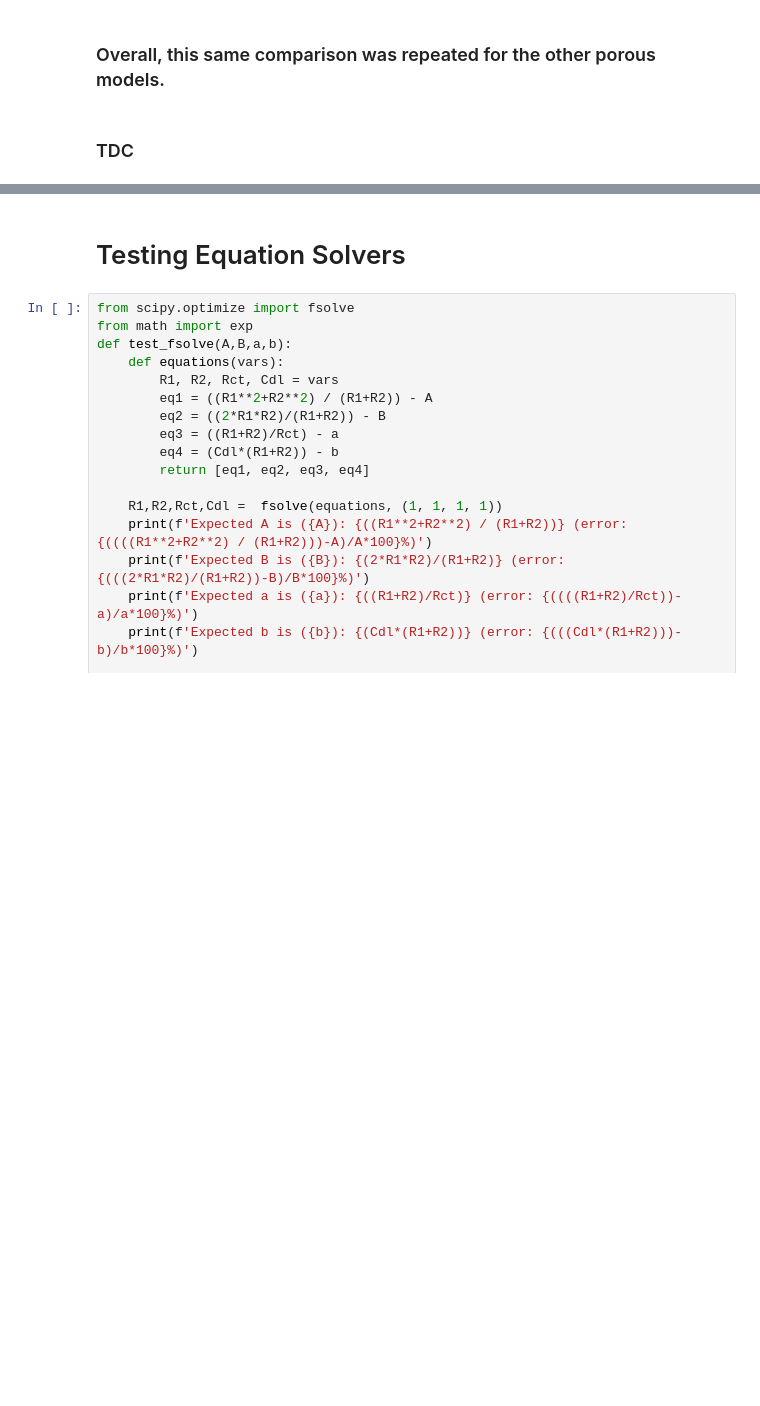
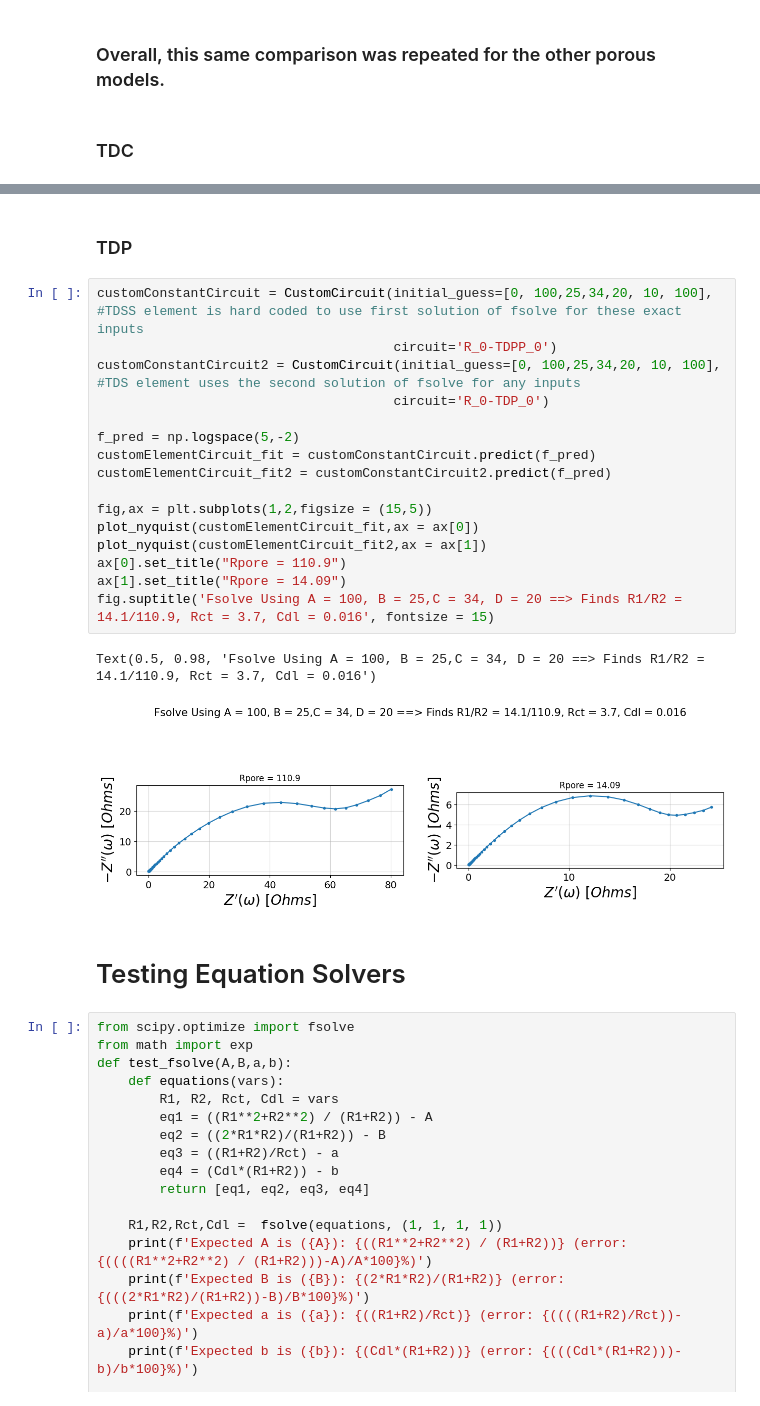
Before and after one commit to lauren8040/impedance.py, a Jupyter notebook: testing_porous_models.ipynb, the cells around one changed output, grey strips where cells are left out. Saved outputs shown, nothing was run; the diff lists cells and outputs as text; blank space fills up the shorter version.

```diff
--- a/testing_porous_models.ipynb
+++ b/testing_porous_models.ipynb
@@ -126,3 +128,24 @@ fig.suptitle('Fsolve Using A = 100, B = 25,C = 34, D = 20 ==> Finds R1/R2 = 14.1
+# %% [markdown]
+### TDP
+# %%
+customConstantCircuit = CustomCircuit(initial_guess=[0, 100,25,34,20, 10, 100], #TDSS element is hard coded to use first solution of fsolve for these exact inputs
+                                      circuit='R_0-TDPP_0')
+customConstantCircuit2 = CustomCircuit(initial_guess=[0, 100,25,34,20, 10, 100], #TDS element uses the second solution of fsolve for any inputs
+                                      circuit='R_0-TDP_0')
+
+f_pred = np.logspace(5,-2)
+customElementCircuit_fit = customConstantCircuit.predict(f_pred)
+customElementCircuit_fit2 = customConstantCircuit2.predict(f_pred)
+
+fig,ax = plt.subplots(1,2,figsize = (15,5))
+plot_nyquist(customElementCircuit_fit,ax = ax[0])
+plot_nyquist(customElementCircuit_fit2,ax = ax[1])
+ax[0].set_title("Rpore = 110.9")
+ax[1].set_title("Rpore = 14.09")
+fig.suptitle('Fsolve Using A = 100, B = 25,C = 34, D = 20 ==> Finds R1/R2 = 14.1/110.9, Rct = 3.7, Cdl = 0.016', fontsize = 15)
+# %% [output]
+Text(0.5, 0.98, 'Fsolve Using A = 100, B = 25,C = 34, D = 20 ==> Finds R1/R2 = 14.1/110.9, Rct = 3.7, Cdl = 0.016')
+[figure, added]
 # %% [markdown]
 # Testing Equation Solvers
 # %%
```
Also changed, not shown: parts of 3 cells of this notebook, 1 other file.
